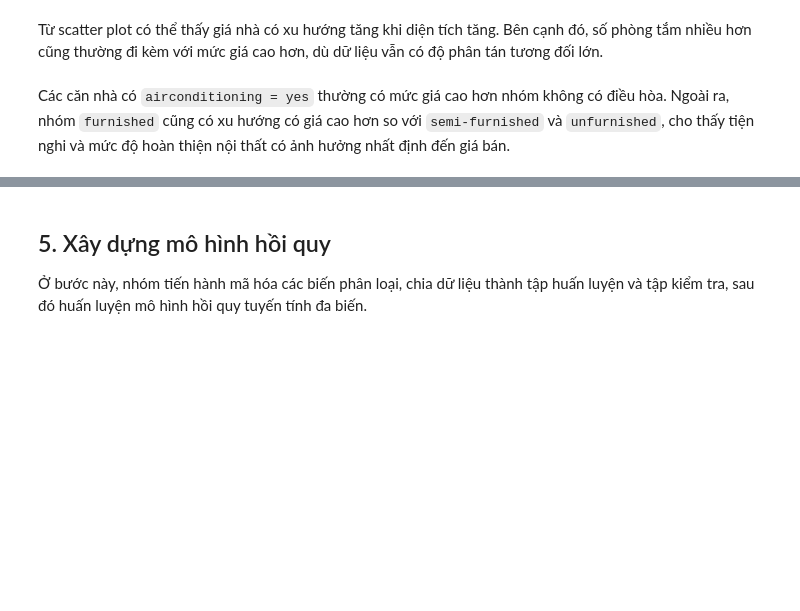
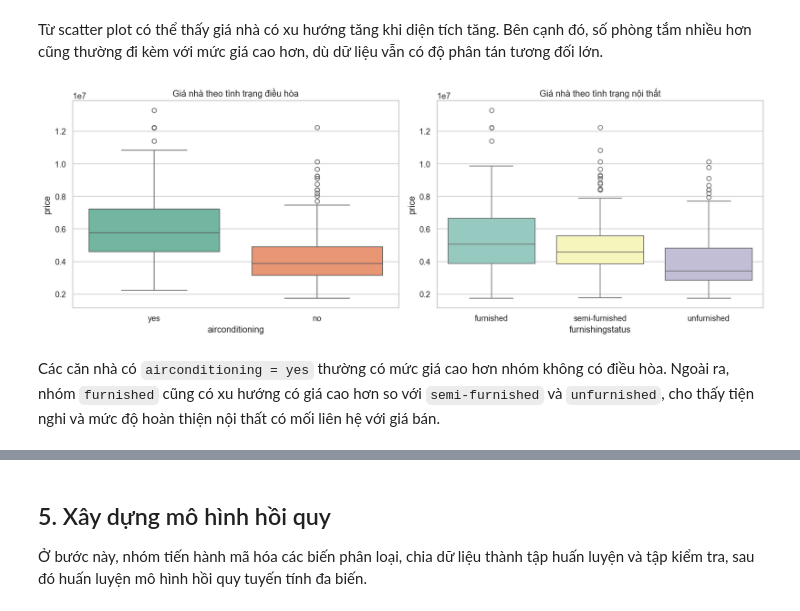
Before and after one commit to uit-straydog/ie224-fp, a Jupyter notebook: main.ipynb, the cells around one changed output, grey strips where cells are left out. Saved outputs shown, nothing was run; the diff lists cells and outputs as text; code cells hidden in the pictures; blank space fills up the shorter version.

```diff
--- a/main.ipynb
+++ b/main.ipynb
@@ -153,17 +274,19 @@ Từ scatter plot có thể thấy giá nhà có xu hướng tăng khi diện t
 # %%
 fig, axes = plt.subplots(1, 2, figsize=(14, 5))
 
-sns.boxplot(data=df, x="airconditioning", y="price", ax=axes[0], palette="Set2")
+sns.boxplot(data=df, x="airconditioning", y="price", hue="airconditioning", ax=axes[0], palette="Set2", legend=False)
 axes[0].set_title("Giá nhà theo tình trạng điều hòa")
 axes[0].set_xlabel("airconditioning")
 axes[0].set_ylabel("price")
 
-sns.boxplot(data=df, x="furnishingstatus", y="price", ax=axes[1], palette="Set3")
+sns.boxplot(data=df, x="furnishingstatus", y="price", hue="furnishingstatus", ax=axes[1], palette="Set3", legend=False)
 axes[1].set_title("Giá nhà theo tình trạng nội thất")
 axes[1].set_xlabel("furnishingstatus")
 axes[1].set_ylabel("price")
 
 plt.tight_layout()
 plt.show()
+# %% [output]
+[figure, added]
 # %% [markdown]
-Các căn nhà có `airconditioning = yes` thường có mức giá cao hơn nhóm không có điều hòa. Ngoài ra, nhóm `furnished` cũng có xu hướng có giá cao hơn so với `semi-furnished` và `unfurnished`, cho thấy tiện nghi và mức độ hoàn thiện nội thất có ảnh hưởng nhất định đến giá bán.
+Các căn nhà có `airconditioning = yes` thường có mức giá cao hơn nhóm không có điều hòa. Ngoài ra, nhóm `furnished` cũng có xu hướng có giá cao hơn so với `semi-furnished` và `unfurnished`, cho thấy tiện nghi và mức độ hoàn thiện nội thất có mối liên hệ với giá bán.
```
Also changed, not shown: parts of 39 cells of this notebook, 2 other files.
